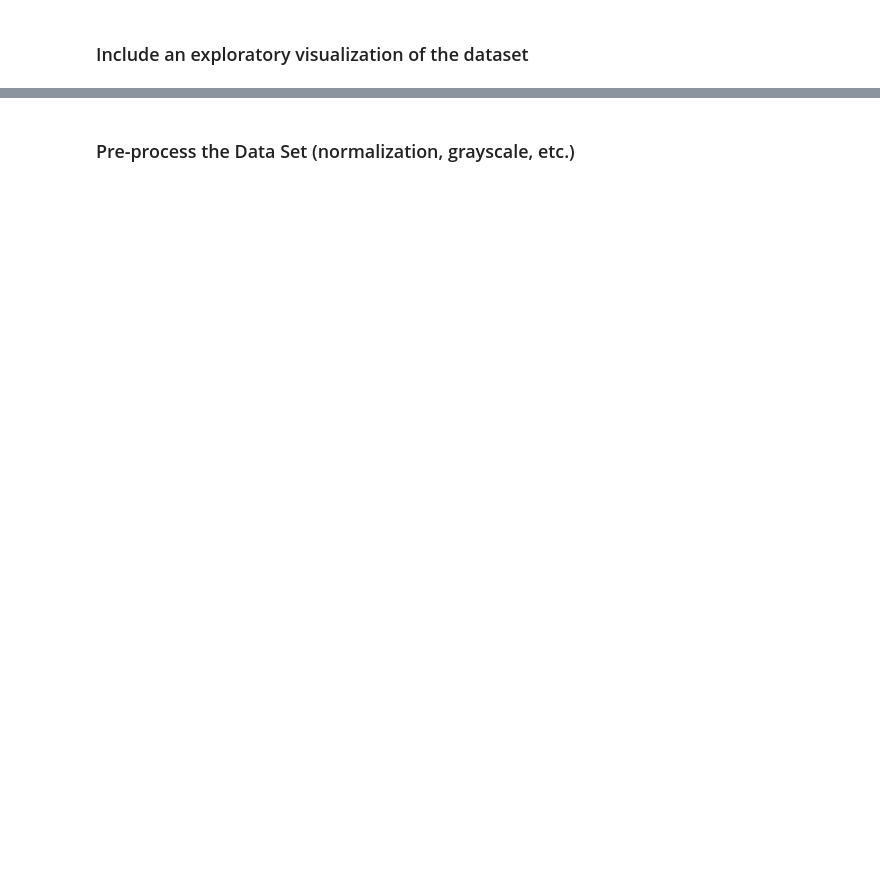
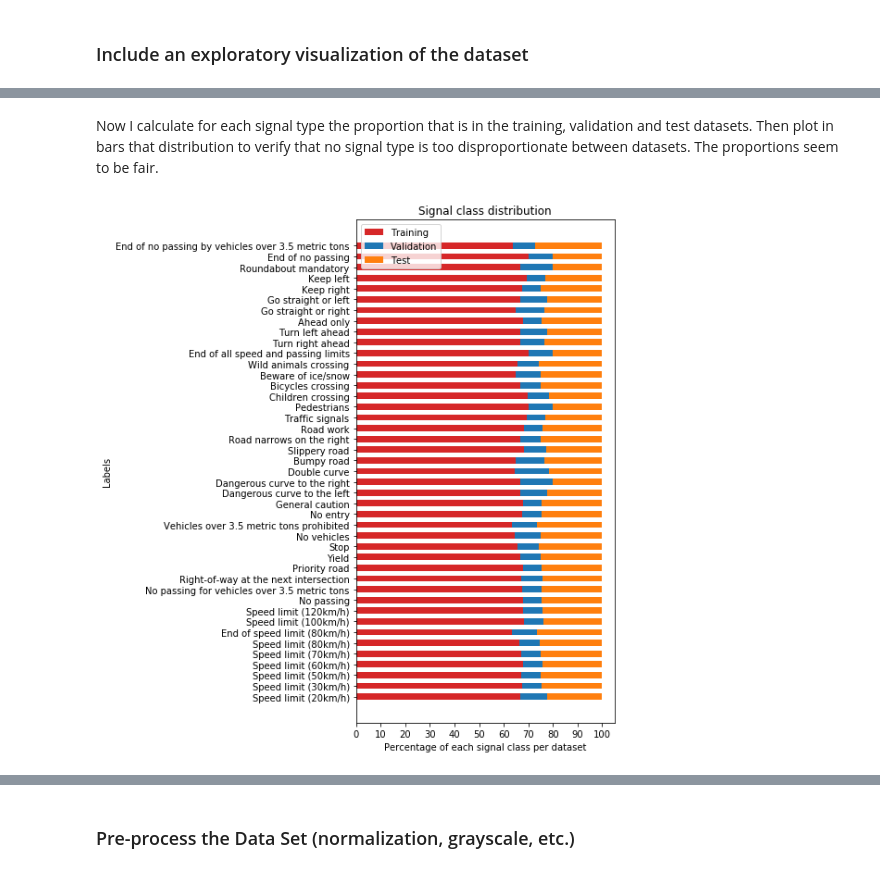
Before and after one commit to rpicatoste/carnd-term1-project2-traffic-sign-classifier, a Jupyter notebook: Traffic_Sign_Classifier.ipynb, the cells around one changed output, grey strips where cells are left out. Cells and saved outputs as stored; diff of their text form; code cells hidden in the pictures; blank space fills up the shorter version.

```diff
--- a/Traffic_Sign_Classifier.ipynb
+++ b/Traffic_Sign_Classifier.ipynb
@@ -109,0 +143,47 @@ Here is an example of a [published baseline model on this problem](http://yann.l
+# %% [markdown]
+Now I calculate for each signal type the proportion that is in the training, validation and test datasets.
+Then plot in bars that distribution to verify that no signal type is too disproportionate between datasets.
+The proportions seem to be fair.
+# %%
+
+#%% Plot signal class distribution in the train, validation and test datasets
+label_ids_in_train = np.zeros( len(label_index) )
+label_ids_in_valid = np.zeros( len(label_index) )
+label_ids_in_test  = np.zeros( len(label_index) )
+
+unique, counts = np.unique(y_train, return_counts=True)
+for index, count in zip(unique, counts):
+    label_ids_in_train[index] = count
+
+unique, counts = np.unique(y_valid, return_counts=True)
+for index, count in zip(unique, counts):
+    label_ids_in_valid[index] = count
+
+unique, counts = np.unique(y_test, return_counts=True)
+for index, count in zip(unique, counts):
+    label_ids_in_test[index] = count
+
+for index in range(len(label_index)):
+    sum_tot = label_ids_in_train[index] + label_ids_in_valid[index] + label_ids_in_test[index]
+    label_ids_in_train[index] = label_ids_in_train[index] / sum_tot * 100.0
+    label_ids_in_valid[index] = label_ids_in_valid[index] / sum_tot * 100.0
+    label_ids_in_test[index] =  label_ids_in_test[index]  / sum_tot * 100.0
+
+ind = np.arange( len(label_index) )    # the x locations for the groups
+height = 0.6       # the width of the bars: can also be len(x) sequence
+
+plt.figure(figsize=(5,10))
+p1 = plt.barh(ind, label_ids_in_train, height, color='#d62728')
+p2 = plt.barh(ind, label_ids_in_valid, height, left= label_ids_in_train)
+p3 = plt.barh(ind, label_ids_in_test, height, left= label_ids_in_train+ label_ids_in_valid)
+
+plt.ylabel('Labels')
+plt.title('Signal class distribution')
+plt.yticks(ind, label_names)
+plt.xticks(np.arange(0, 110, 10))
+plt.xlabel('Percentage of each signal class per dataset')
+plt.legend((p1[0], p2[0], p3[0]), ('Training', 'Validation','Test'))
+
+plt.show()
+# %% [output]
+[figure, added]
```
Also changed, not shown: parts of 42 cells of this notebook, 3 other files.
